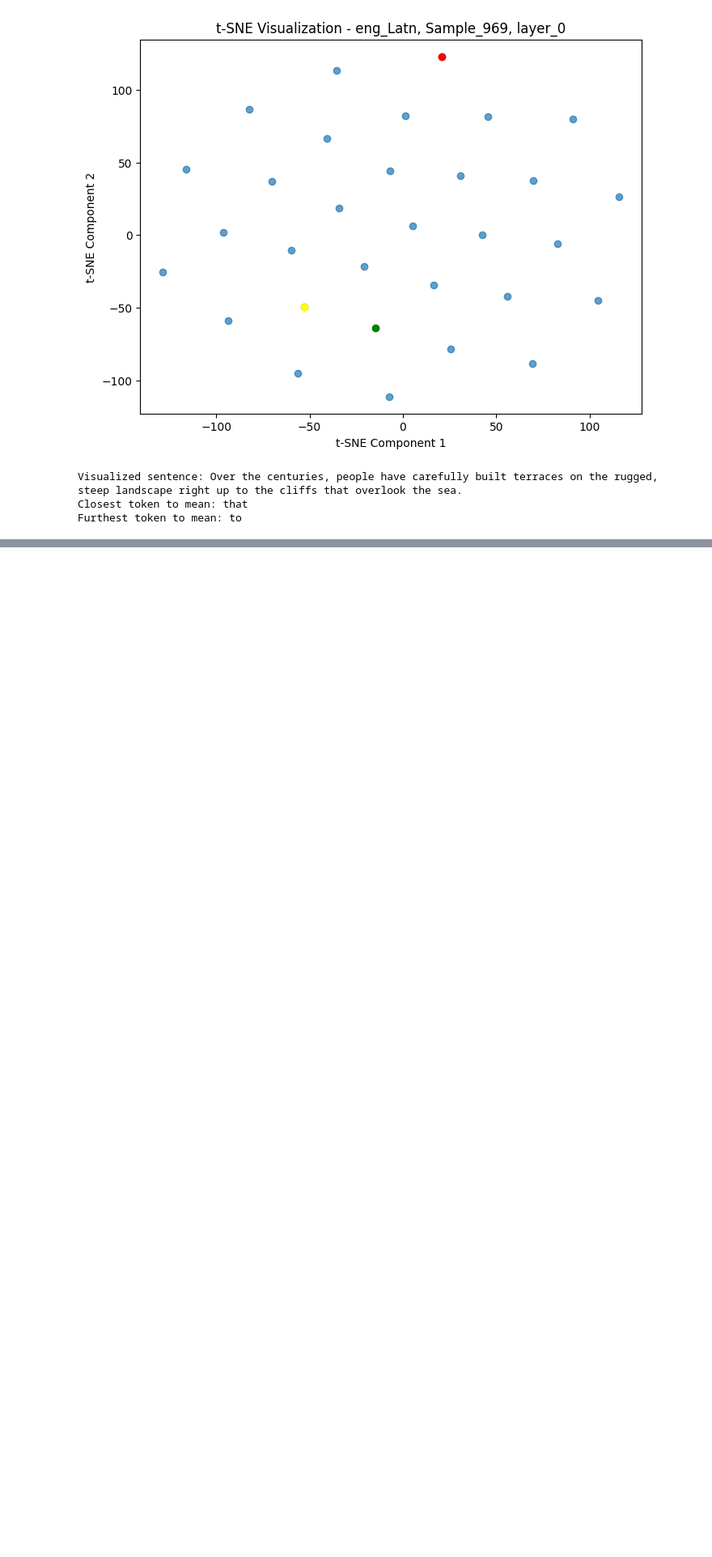
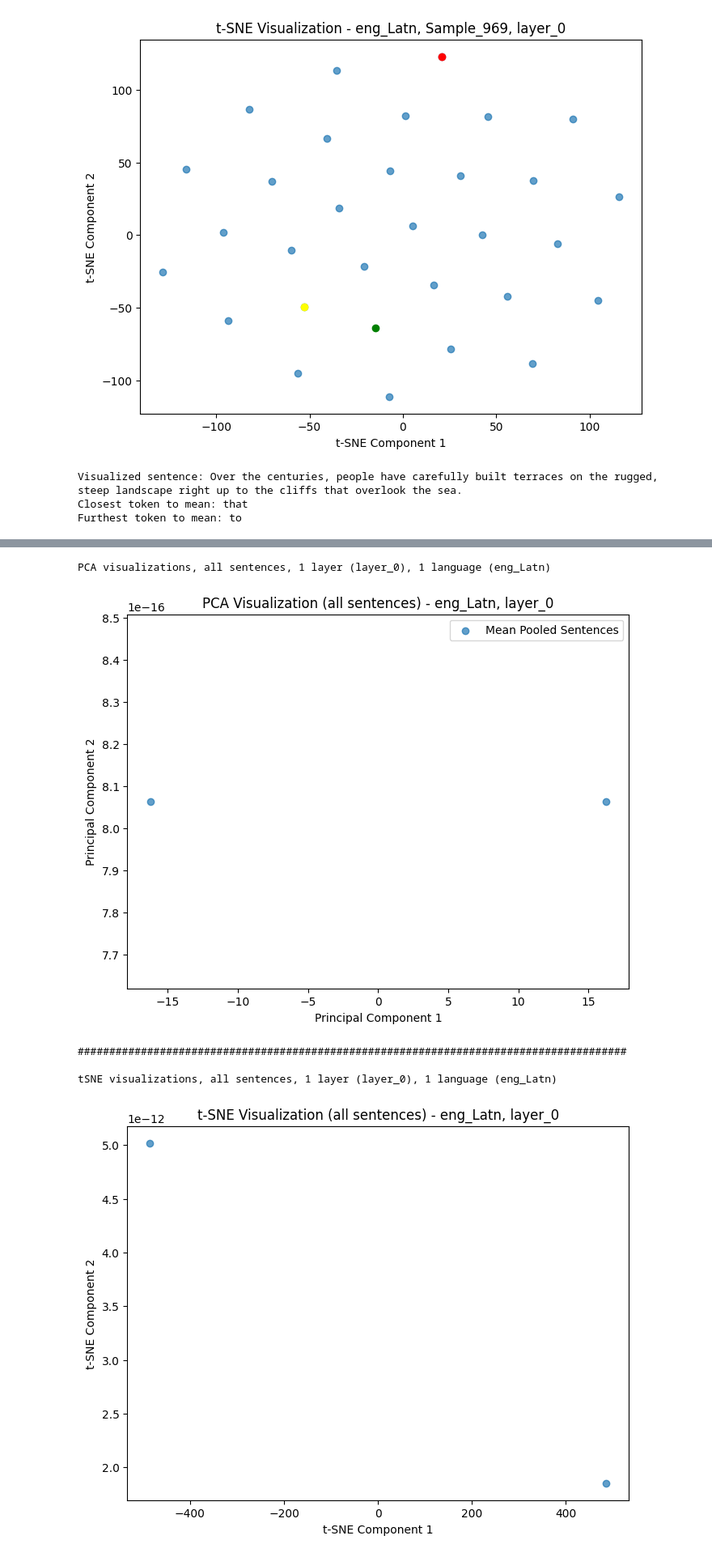
Before and after one commit to MOvi996/llm-finetuning, a Jupyter notebook: notebooks/haris/Task 2/NNTI_project_task_2.ipynb, the cells around one changed output, grey strips where cells are left out. Shown at 81% size. Drawn from its saved outputs; the diff is of its cells as text; code cells hidden in the pictures; blank space fills up the shorter version.

```diff
--- a/notebooks/haris/Task 2/NNTI_project_task_2.ipynb
+++ b/notebooks/haris/Task 2/NNTI_project_task_2.ipynb
@@ -409,0 +476,19 @@ Furthest token to mean: to
+# %%
+def pca_visualize_all_sentences_one_layer_one_language(hidden_representations, lang, layer_id):
+    # convert to 2D array for pca input
+    # pca_input = np.vstack(list(hidden_representations.values()))
+    pca_input = hidden_representations
+
+    # Apply PCA
+    pca = PCA(n_components=2)
+    pca_result = pca.fit_transform(pca_input)
+
+    # Visualize PCA results
+    plt.figure(figsize=(8, 6))
+    plt.scatter(pca_result[:, 0], pca_result[:, 1], alpha=0.7, label='Mean Pooled Sentences')
+
+    plt.title(f"PCA Visualization (all sentences) - {lang}, {layer_id}")
+    plt.xlabel("Principal Component 1")
+    plt.ylabel("Principal Component 2")
+    plt.legend()
+    plt.show()
@@ -409,0 +517,35 @@ Furthest token to mean: to
+# %%
+with h5py.File(FILE_PATH, "r") as f:
+
+    list_langs = list(f.keys())
+    # print(list_langs)
+    list_sample_ids = list(f[list_langs[0]].keys())
+    # print(list_sample_ids)
+    list_layer_ids = list(f[list_langs[0]][list_sample_ids[0]].keys())
+    # print(list_layer_ids)
+
+    # visualize all sentences on any 1 layer for any 1 language (mean-pooled sentences only)
+    lang_index = 2
+    layer_index = 0
+
+    mean_pooled_samples = []
+    for sample_index in range(len(list_sample_ids)):
+        mean_pooled_samples.append(f[f"{list_langs[lang_index]}/{list_sample_ids[sample_index]}/{list_layer_ids[layer_index]}/mean_pooled_sentence"])
+
+    # PCA visualizations
+    print(f'PCA visualizations, all sentences, 1 layer ({list_layer_ids[layer_index]}), 1 language ({list_langs[lang_index]})')
+    pca_visualize_all_sentences_one_layer_one_language(mean_pooled_samples, list_langs[lang_index], list_layer_ids[layer_index])
+    print()
+
+    print('#######################################################################################')
+    print()
+    # tSNE visualizations
+    print(f'tSNE visualizations, all sentences, 1 layer ({list_layer_ids[layer_index]}), 1 language ({list_langs[lang_index]})')
+    tsne_visualize_all_sentences_one_layer_one_language(mean_pooled_samples, list_langs[lang_index], list_layer_ids[layer_index])
+# %% [output]
+PCA visualizations, all sentences, 1 layer (layer_0), 1 language (eng_Latn)
+[figure, added]
+#######################################################################################
+
+tSNE visualizations, all sentences, 1 layer (layer_0), 1 language (eng_Latn)
+[figure, added]
```
Also changed, not shown: parts of 13 cells of this notebook.
